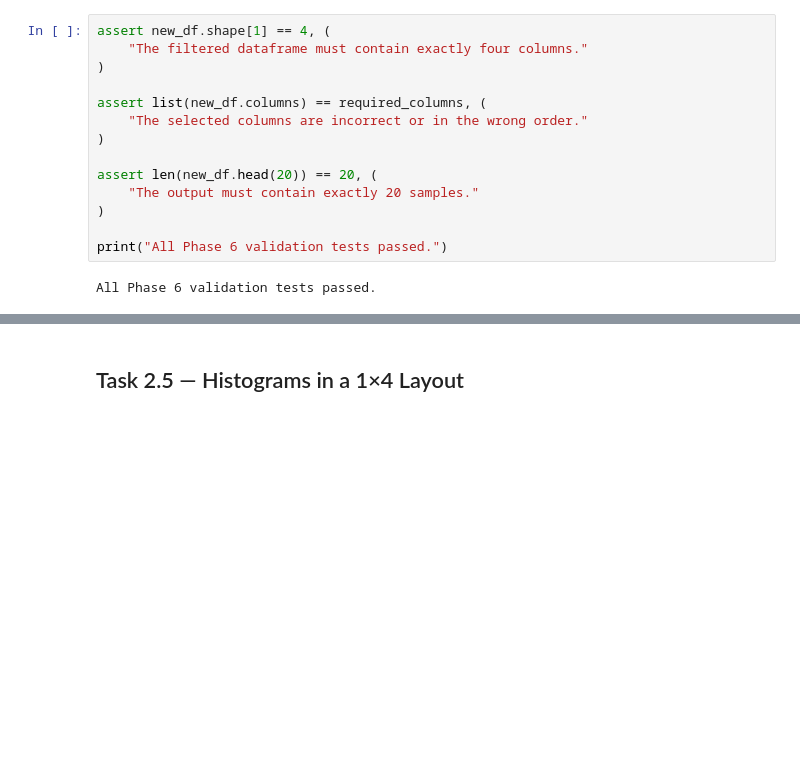
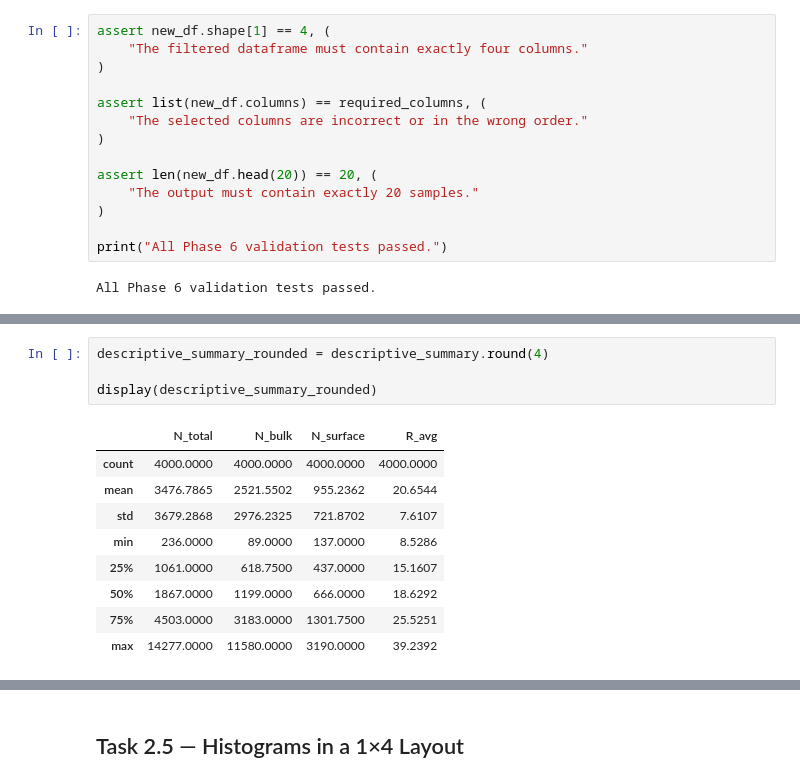
Before and after one commit to ramzymhafeel/SE4050-Deep-Learning-Lab-01, a Jupyter notebook: notebooks/SE4050_Lab01_Task2.ipynb, the cells around one changed output, grey strips where cells are left out. Saved outputs shown, nothing was run; the diff lists cells and outputs as text; blank space fills up the shorter version.

```diff
--- a/notebooks/SE4050_Lab01_Task2.ipynb
+++ b/notebooks/SE4050_Lab01_Task2.ipynb
@@ -451,0 +619,14 @@ All Phase 6 validation tests passed.
+# %%
+descriptive_summary_rounded = descriptive_summary.round(4)
+
+display(descriptive_summary_rounded)
+# %% [output]
+|  | N_total | N_bulk | N_surface | R_avg |
+| count | 4000.0000 | 4000.0000 | 4000.0000 | 4000.0000 |
+| mean | 3476.7865 | 2521.5502 | 955.2362 | 20.6544 |
+| std | 3679.2868 | 2976.2325 | 721.8702 | 7.6107 |
+| min | 236.0000 | 89.0000 | 137.0000 | 8.5286 |
+| 25% | 1061.0000 | 618.7500 | 437.0000 | 15.1607 |
+| 50% | 1867.0000 | 1199.0000 | 666.0000 | 18.6292 |
+| 75% | 4503.0000 | 3183.0000 | 1301.7500 | 25.5251 |
+| max | 14277.0000 | 11580.0000 | 3190.0000 | 39.2392 |
```
Also changed, not shown: parts of 24 cells of this notebook.
